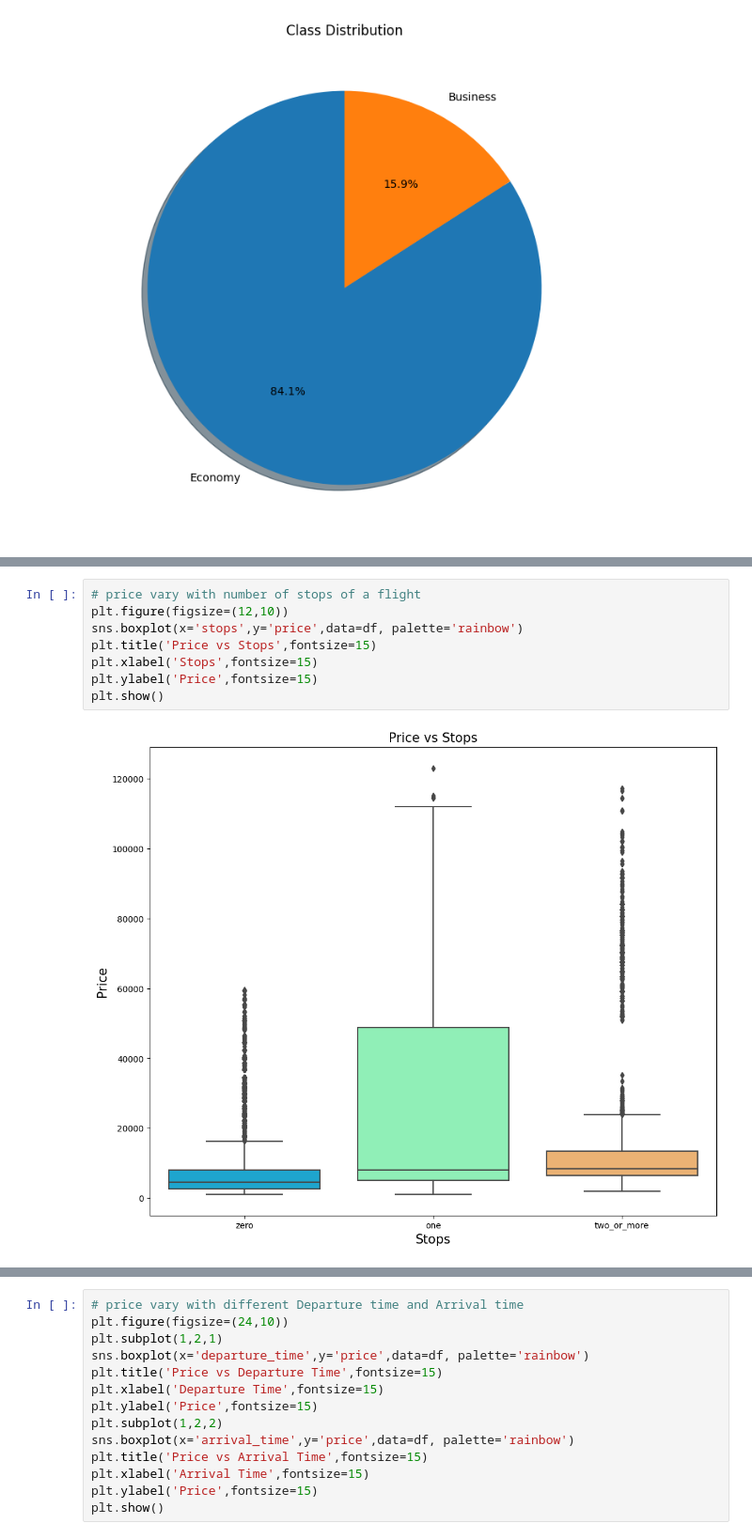
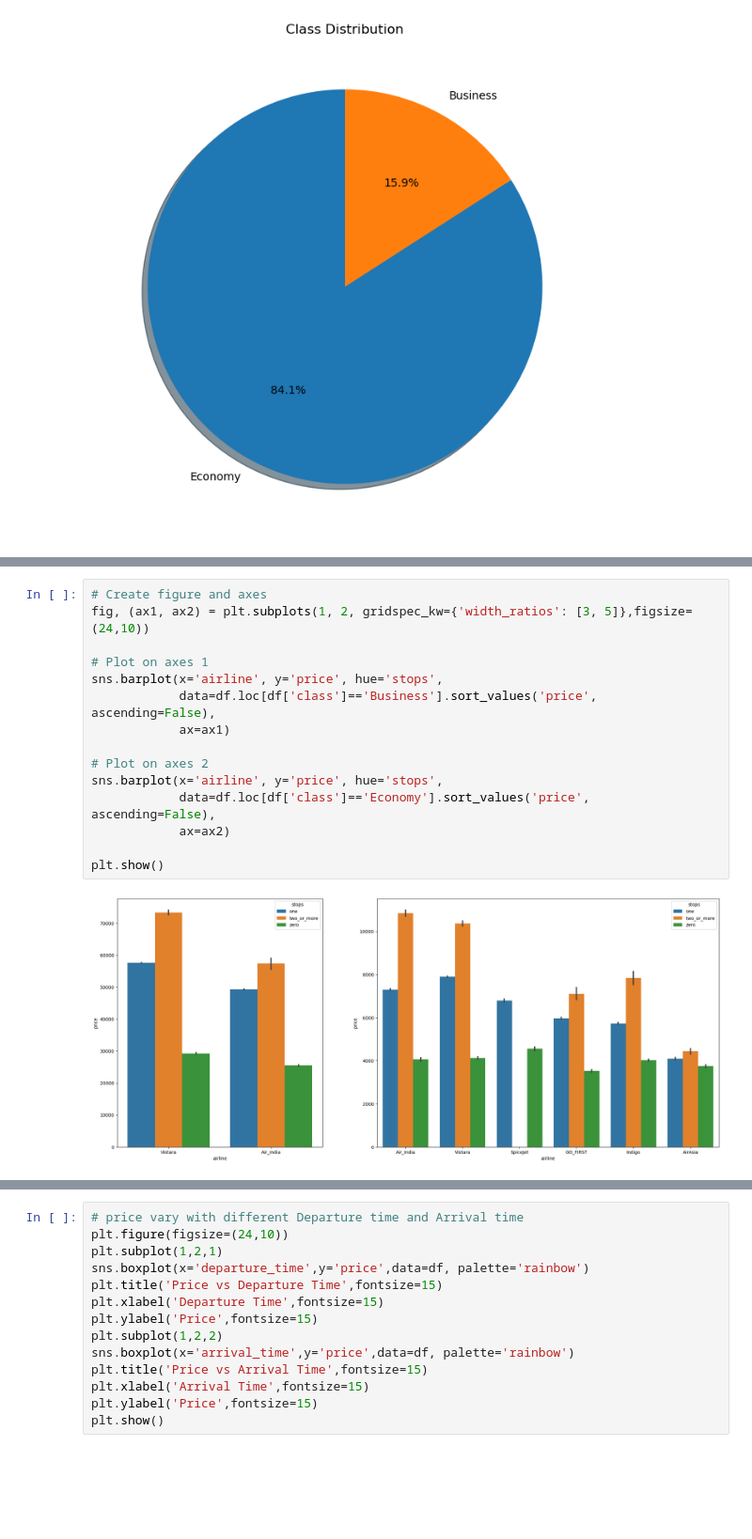
Before and after one commit to unclethien/Flight-Price-Prediction-Project, a Jupyter notebook: data analysis.ipynb, the cells around one changed output, grey strips where cells are left out. Shown at 94% size. Cells and saved outputs as stored; diff of their text form; blank space fills up the shorter version.

```diff
--- a/data analysis.ipynb
+++ b/data analysis.ipynb
@@ -179,13 +205,20 @@ plt.show()
-# %%
-# price vary with number of stops of a flight
-plt.figure(figsize=(12,10))
-sns.boxplot(x='stops',y='price',data=df, palette='rainbow')
-plt.title('Price vs Stops',fontsize=15)
-plt.xlabel('Stops',fontsize=15)
-plt.ylabel('Price',fontsize=15)
-plt.show()
-# %% [output]
-[figure, removed]
+# %%
+# Create figure and axes
+fig, (ax1, ax2) = plt.subplots(1, 2, gridspec_kw={'width_ratios': [3, 5]},figsize=(24,10))
+
+# Plot on axes 1
+sns.barplot(x='airline', y='price', hue='stops',
+            data=df.loc[df['class']=='Business'].sort_values('price', ascending=False),
+            ax=ax1)
+
+# Plot on axes 2
+sns.barplot(x='airline', y='price', hue='stops',
+            data=df.loc[df['class']=='Economy'].sort_values('price', ascending=False),
+            ax=ax2)
+
+plt.show()
+# %% [output]
+[figure, added]
 # %%
 # price vary with different airlines
 plt.figure(figsize=(12,10))
```
Also changed, not shown: parts of 10 cells of this notebook.
